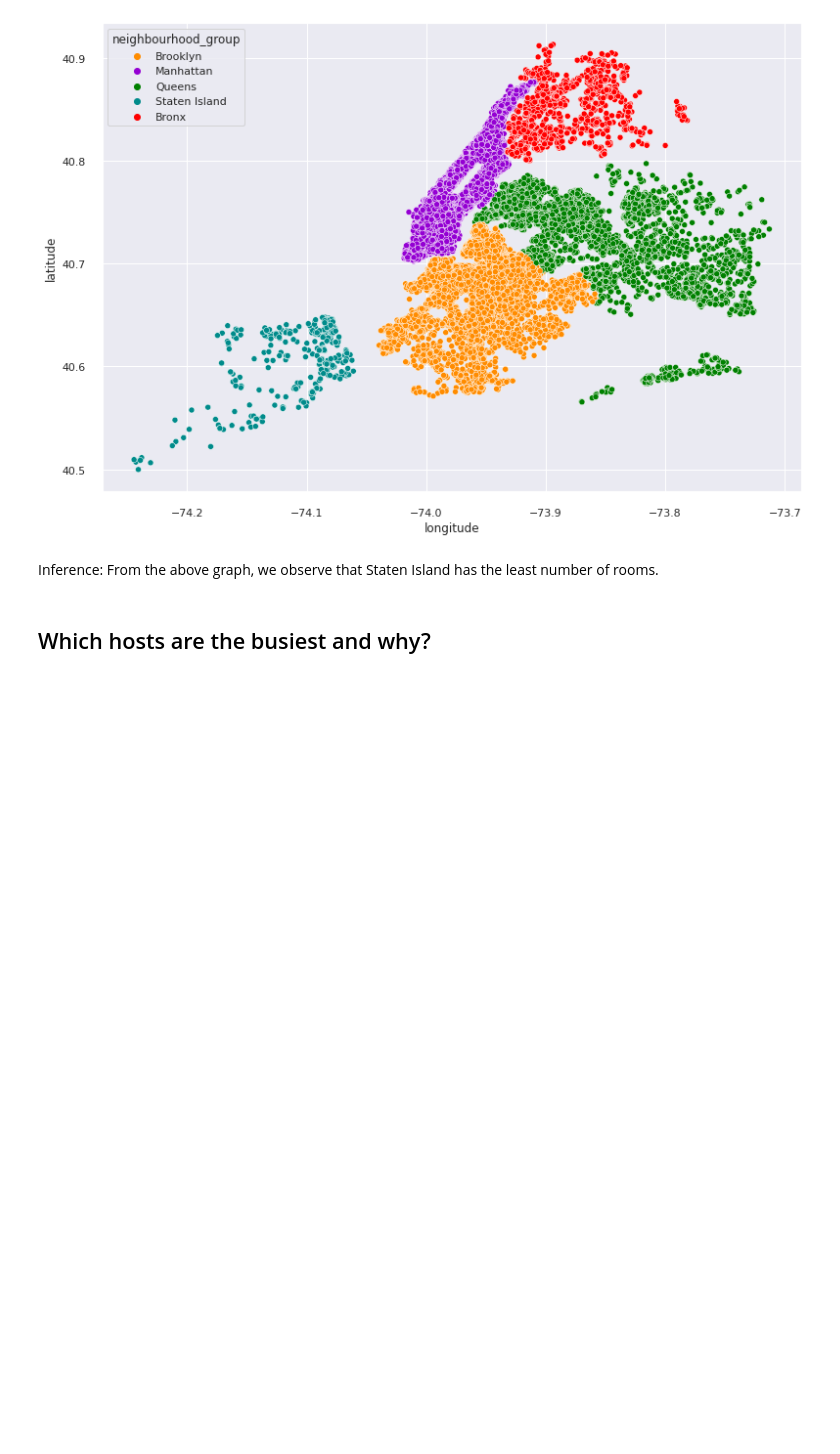
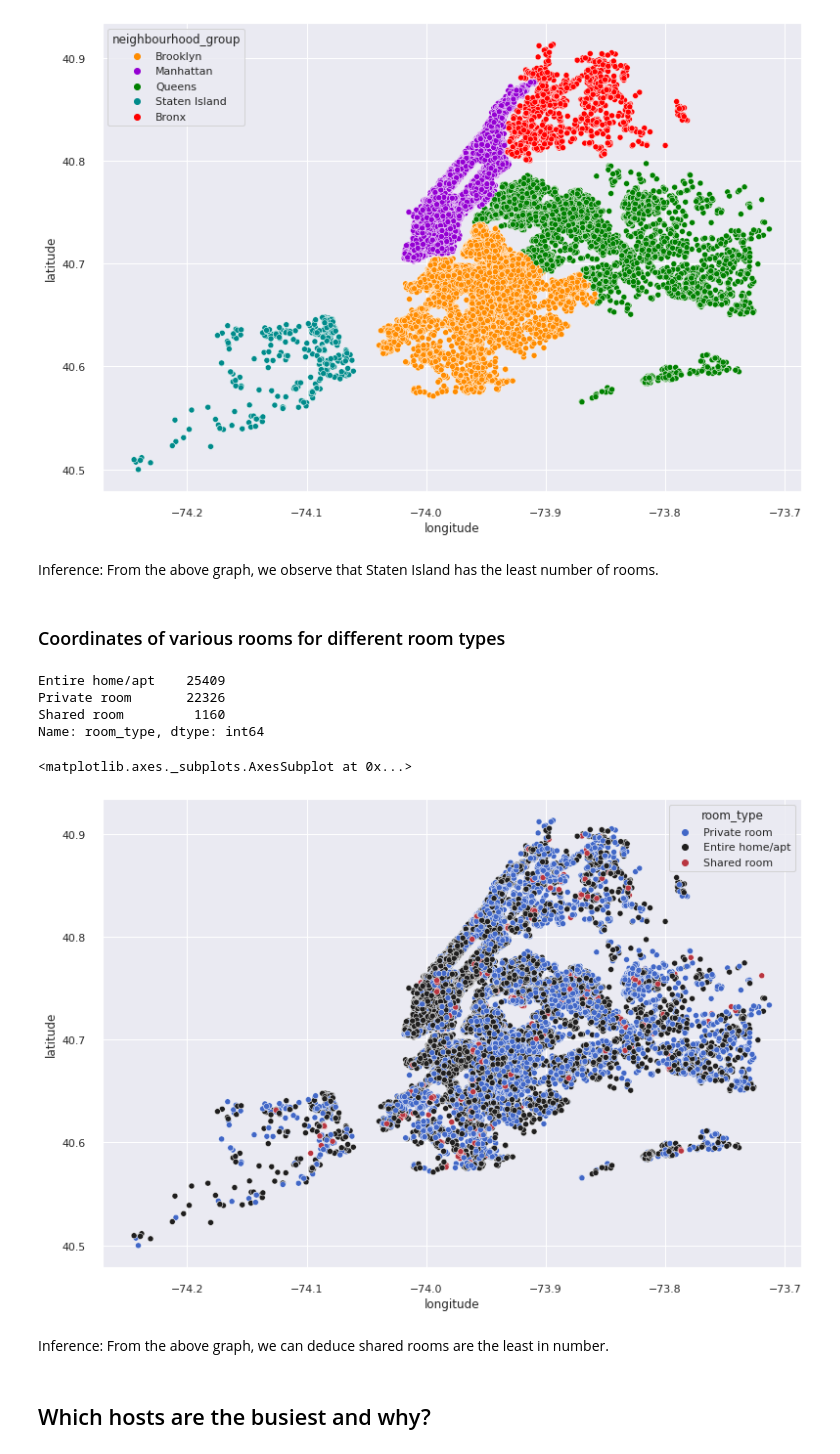
Before and after one commit to codeboy47/airbnb-booking-analysis, a Jupyter notebook: Akshit_Singh_Airbnb_Bookings_Analysis.ipynb, the cells around one changed output. Drawn from its saved outputs; the diff is of its cells as text; code cells hidden in the pictures; blank space fills up the shorter version.

Commit message:
added latitude and longitude for different rooms

```diff
--- a/Akshit_Singh_Airbnb_Bookings_Analysis.ipynb
+++ b/Akshit_Singh_Airbnb_Bookings_Analysis.ipynb
@@ -205,6 +205,29 @@ sns.scatterplot(
 [figure]
 # %% [markdown]
 Inference: From the above graph, we observe that Staten Island has the least number of rooms.
+# %% [markdown]
+### Coordinates of various rooms for different room types
+# %%
+# finding the total count of listings for each category of room
+airbnb_df['room_type'].value_counts()
+# %% [output]
+Entire home/apt    25409
+Private room       22326
+Shared room         1160
+Name: room_type, dtype: int64
+# %%
+# plotting latitude and longitude of rooms for different room types
+sns.scatterplot(
+    x = airbnb_df['longitude'],
+    y = airbnb_df['latitude'],
+    hue = airbnb_df['room_type'],
+    palette = ('icefire')
+)
+# %% [output]
+<matplotlib.axes._subplots.AxesSubplot at 0x...>
+[figure, added]
+# %% [markdown]
+Inference: From the above graph, we can deduce shared rooms are the least in number.
 # %% [markdown]
 ## Which hosts are the busiest and why?
 # %% [markdown]
```
Also changed, not shown: parts of 1 cell of this notebook.
